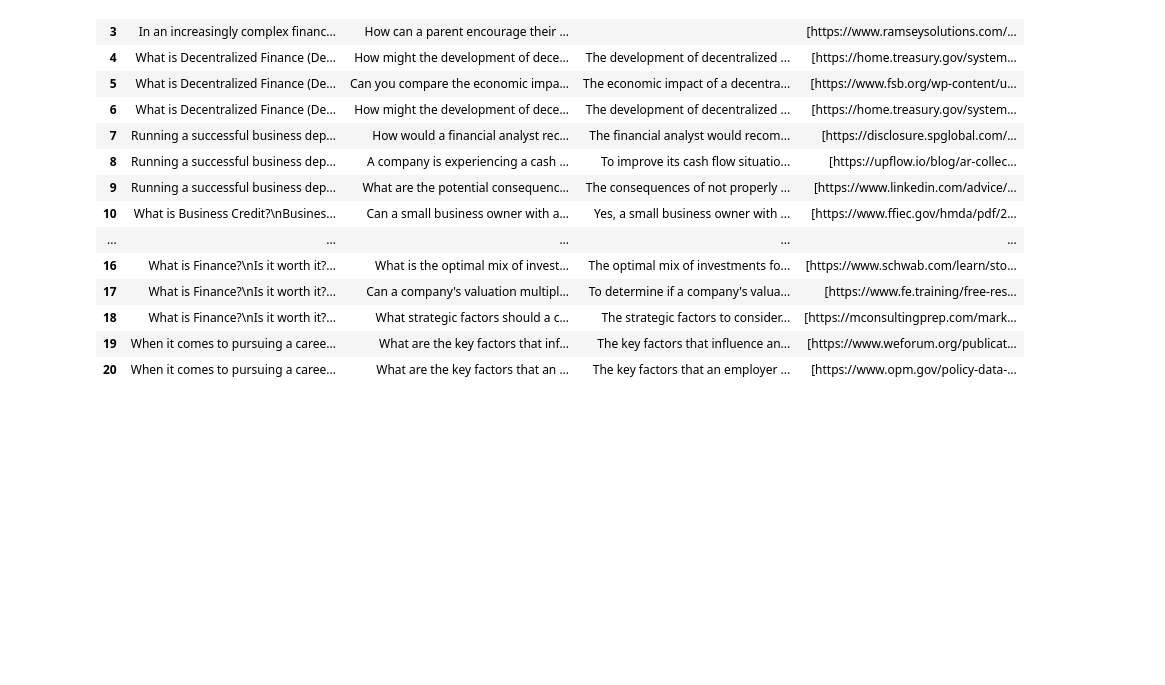
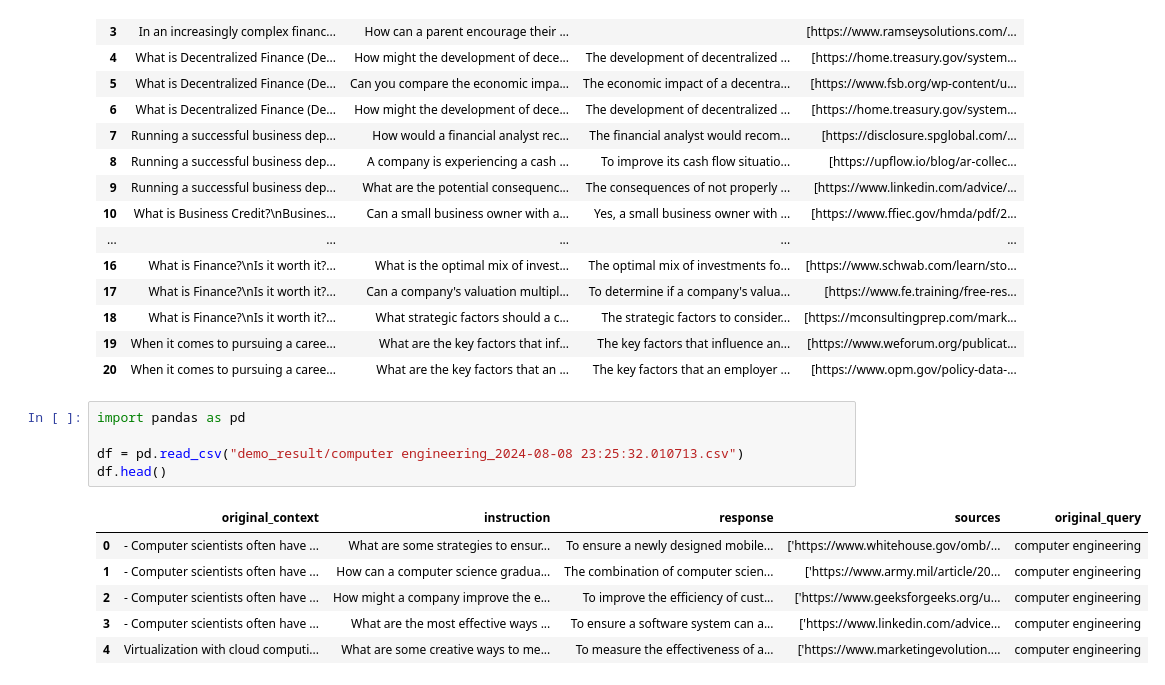
Before and after one commit to malhajar17/GoogledWeb, a Jupyter notebook: test_sdk.ipynb, the cells around one changed output. Cells and saved outputs as stored; diff of their text form; blank space fills up the shorter version.

```diff
--- a/test_sdk.ipynb
+++ b/test_sdk.ipynb
@@ -823,3 +823,15 @@ completed_df
 | 18 | What is Finance?\nIs it worth it?... | What strategic factors should a c... | The strategic factors to consider... | [https://mconsultingprep.com/mark... |
 | 19 | When it comes to pursuing a caree... | What are the key factors that inf... | The key factors that influence an... | [https://www.weforum.org/publicat... |
 | 20 | When it comes to pursuing a caree... | What are the key factors that an ... | The key factors that an employer ... | [https://www.opm.gov/policy-data-... |
+# %%
+import pandas as pd
+
+df = pd.read_csv("demo_result/computer engineering_2024-08-08 23:25:32.010713.csv")
+df.head()
+# %% [output]
+|  | original_context | instruction | response | sources | original_query |
+| 0 | - Computer scientists often have ... | What are some strategies to ensur... | To ensure a newly designed mobile... | ['https://www.whitehouse.gov/omb/... | computer engineering |
+| 1 | - Computer scientists often have ... | How can a computer science gradua... | The combination of computer scien... | ['https://www.army.mil/article/20... | computer engineering |
+| 2 | - Computer scientists often have ... | How might a company improve the e... | To improve the efficiency of cust... | ['https://www.geeksforgeeks.org/u... | computer engineering |
+| 3 | - Computer scientists often have ... | What are the most effective ways ... | To ensure a software system can a... | ['https://www.linkedin.com/advice... | computer engineering |
+| 4 | Virtualization with cloud computi... | What are some creative ways to me... | To measure the effectiveness of a... | ['https://www.marketingevolution.... | computer engineering |
```
Also changed, not shown: 6 other files.
